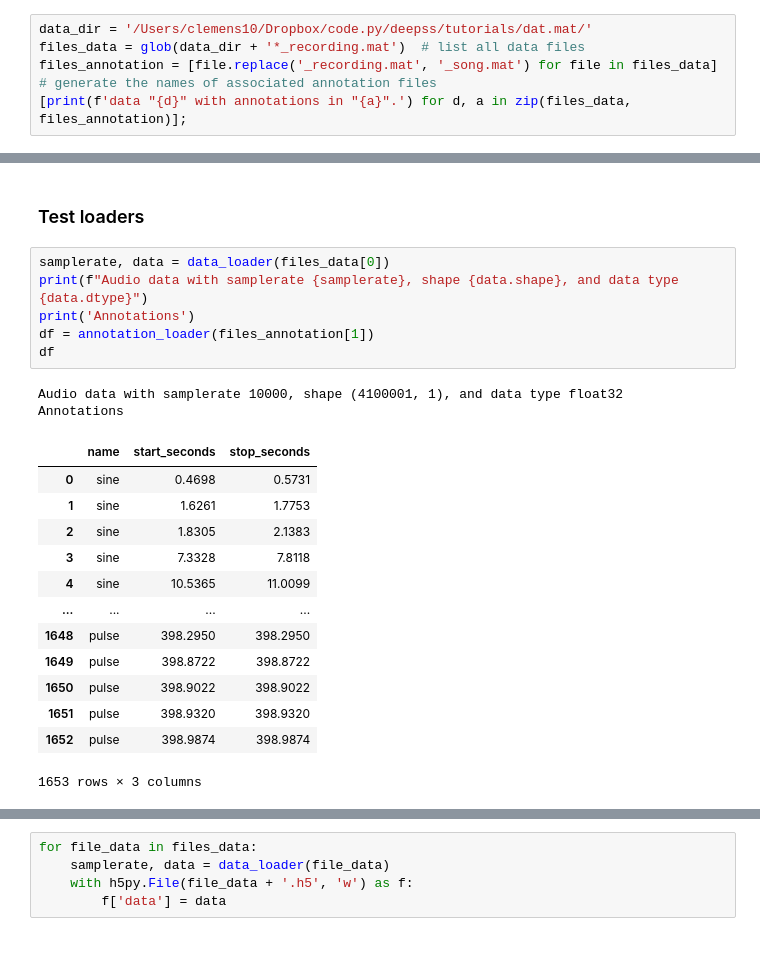
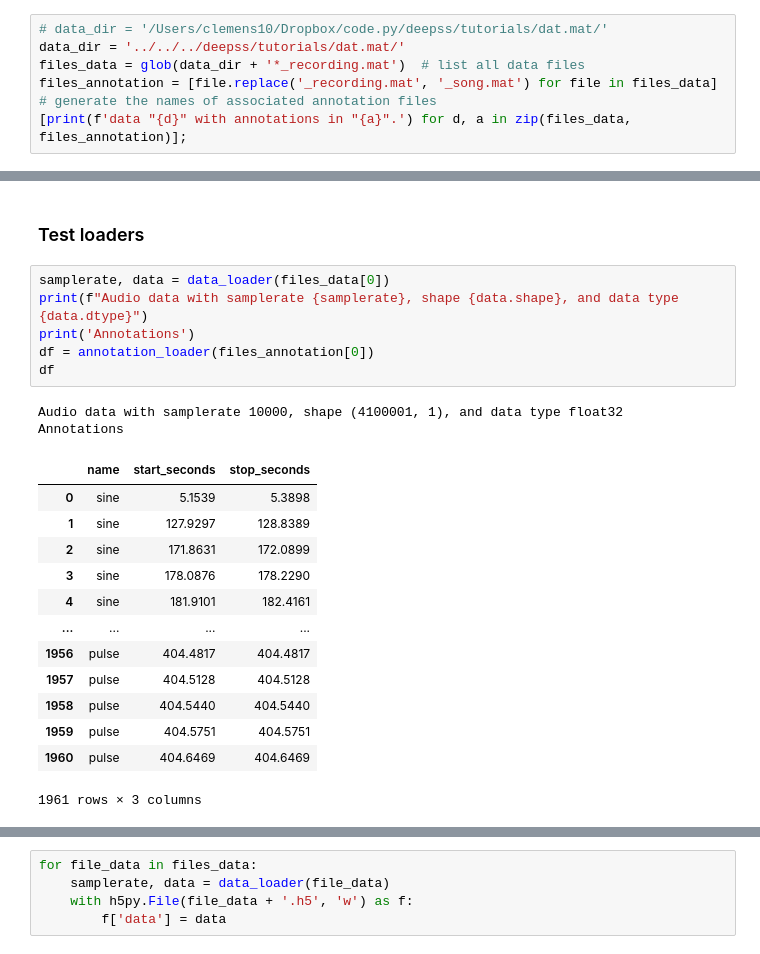
Before and after one commit to ishine/das, a Jupyter notebook: _sources/tutorials/make_ds_notebook.ipynb, the cells around one changed output, grey strips where cells are left out. Saved outputs shown, nothing was run; the diff lists cells and outputs as text.

```diff
--- a/_sources/tutorials/make_ds_notebook.ipynb
+++ b/_sources/tutorials/make_ds_notebook.ipynb
@@ -106,7 +108,8 @@ def annotation_loader(filename: str) -> pd.DataFrame:
 ## Lists the names of data and annotation files
 Lists of `data_files` and associated `annotation_files` are consumed by `load_data` and `load_annotation`, respectively.
 # %%
-data_dir = '/Users/clemens10/Dropbox/code.py/deepss/tutorials/dat.mat/'
+# data_dir = '/Users/clemens10/Dropbox/code.py/deepss/tutorials/dat.mat/'
+data_dir = '../../../deepss/tutorials/dat.mat/'
 files_data = glob(data_dir + '*_recording.mat')  # list all data files
 files_annotation = [file.replace('_recording.mat', '_song.mat') for file in files_data]  # generate the names of associated annotation files
 [print(f'data "{d}" with annotations in "{a}".') for d, a in zip(files_data, files_annotation)];
@@ -123,22 +126,22 @@ data "/Users/clemens10/Dropbox/code.py/deepss/tutorials/dat.mat/PS_2013070211455
 # %%
 samplerate, data = data_loader(files_data[0])
 print(f"Audio data with samplerate {samplerate}, shape {data.shape}, and data type {data.dtype}")
 print('Annotations')
-df = annotation_loader(files_annotation[1])
+df = annotation_loader(files_annotation[0])
 df
 # %% [output]
 Audio data with samplerate 10000, shape (4100001, 1), and data type float32
 Annotations
 |  | name | start_seconds | stop_seconds |
-| 0 | sine | 0.4698 | 0.5731 |
-| 1 | sine | 1.6261 | 1.7753 |
-| 2 | sine | 1.8305 | 2.1383 |
-| 3 | sine | 7.3328 | 7.8118 |
-| 4 | sine | 10.5365 | 11.0099 |
+| 0 | sine | 5.1539 | 5.3898 |
+| 1 | sine | 127.9297 | 128.8389 |
+| 2 | sine | 171.8631 | 172.0899 |
+| 3 | sine | 178.0876 | 178.2290 |
+| 4 | sine | 181.9101 | 182.4161 |
 | ... | ... | ... | ... |
-| 1648 | pulse | 398.2950 | 398.2950 |
-| 1649 | pulse | 398.8722 | 398.8722 |
-| 1650 | pulse | 398.9022 | 398.9022 |
-| 1651 | pulse | 398.9320 | 398.9320 |
-| 1652 | pulse | 398.9874 | 398.9874 |
+| 1956 | pulse | 404.4817 | 404.4817 |
+| 1957 | pulse | 404.5128 | 404.5128 |
+| 1958 | pulse | 404.5440 | 404.5440 |
+| 1959 | pulse | 404.5751 | 404.5751 |
+| 1960 | pulse | 404.6469 | 404.6469 |
-1653 rows × 3 columns
+1961 rows × 3 columns
```
Also changed, not shown: parts of 6 cells of this notebook, 45 other files.
